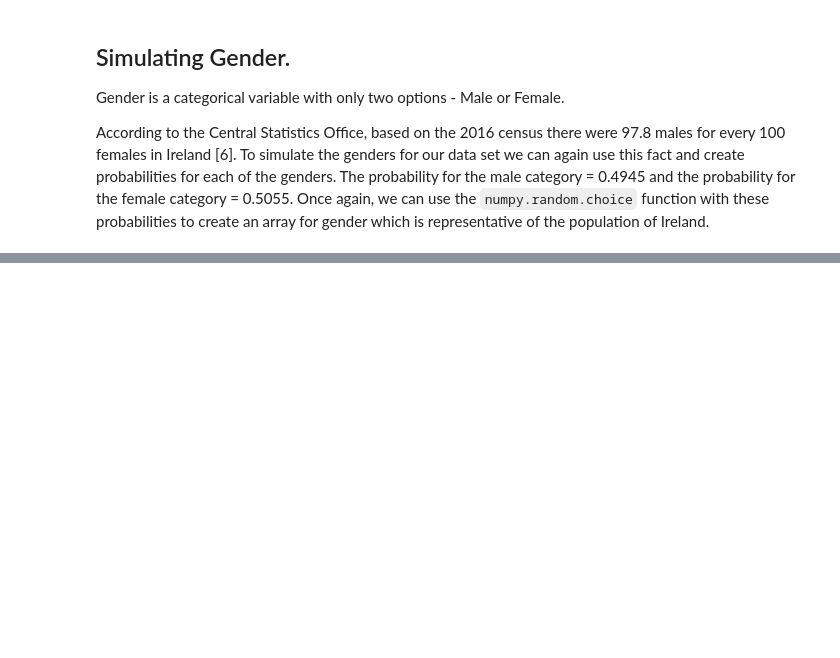
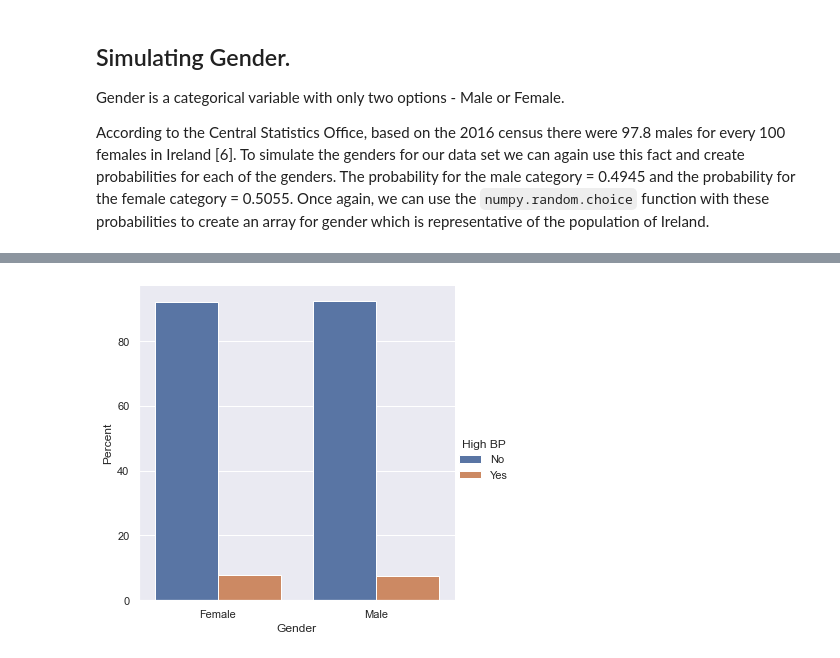
Before and after one commit to Sam-Tracey/PDA_Project_2021, a Jupyter notebook: PDA_Project.ipynb, the cells around one changed output, grey strips where cells are left out. Saved outputs shown, nothing was run; the diff lists cells and outputs as text; code cells hidden in the pictures; blank space fills up the shorter version.

```diff
--- a/PDA_Project.ipynb
+++ b/PDA_Project.ipynb
@@ -232,0 +266,29 @@ ax = sns.catplot(x='Gender', y='Percent', hue='Smoker', kind='bar', data=gender_
+# %%
+# Create a function to assign smoker value based on age and sex.
+
+def bp(row):
+    if row['Age']<= 24 and row['Gender']=='Male':
+        return np.random.choice(high_bp, p = [0.01, 0.99])
+    if row['Age']<= 24 and row['Gender']=='Female':
+        return np.random.choice(high_bp, p = [0.01, 0.99])
+    if row['Age']<= 34 and row['Gender']=='Male':
+        return np.random.choice(high_bp, p = [0.01, 0.99])
+    if row['Age']<= 34 and row['Gender']=='Female':
+        return np.random.choice(high_bp, p = [0.01, 0.99])
+    if row['Age']<= 44 and row['Gender']=='Male':
+        return np.random.choice(high_bp, p = [0.03, 0.97])
+    if row['Age']<= 44 and row['Gender']=='Female':
+        return np.random.choice(high_bp, p = [0.04, 0.96])
+    if row['Age']<= 54 and row['Gender']=='Male':
+        return np.random.choice(high_bp, p = [0.05, 0.95])
+    if row['Age']<= 54 and row['Gender']=='Female':
+        return np.random.choice(high_bp, p = [0.05, 0.95])
+    if row['Age']<= 64 and row['Gender']=='Male':
+        return np.random.choice(high_bp, p = [0.11, 0.89])
+    if row['Age']<= 64 and row['Gender']=='Female':
+        return np.random.choice(high_bp, p = [0.12, 0.88])
+    if row['Age']> 64 and row['Gender']=='Male':
+        return np.random.choice(high_bp, p = [0.18, 0.82])
+    if row['Age']> 64 and row['Gender']=='Female':
+        return np.random.choice(high_bp, p = [0.20, 0.8])
+    return 'N/A'
@@ -233,3 +331,13 @@ ax = sns.catplot(x='Gender', y='Percent', hue='Smoker', kind='bar', data=gender_
+# %%
+# Create new dataframe grouped by Gender.
+bp_gender_df = df.groupby('Gender')['High BP'].value_counts(normalize=True)
+# Calculate percentage values for smokers by gender.
+bp_gender_df = bp_gender_df.mul(100).rename('Percent').reset_index()
+# %%
+# Plot percentage smokers by age range.
+ax = sns.catplot(x='Gender', y='Percent', hue='High BP', kind='bar', data=bp_gender_df)
+# %% [output]
+[figure, added]
 # %% [markdown]
 ## References.
 
```
Also changed, not shown: parts of 21 cells of this notebook, 1 other file.
